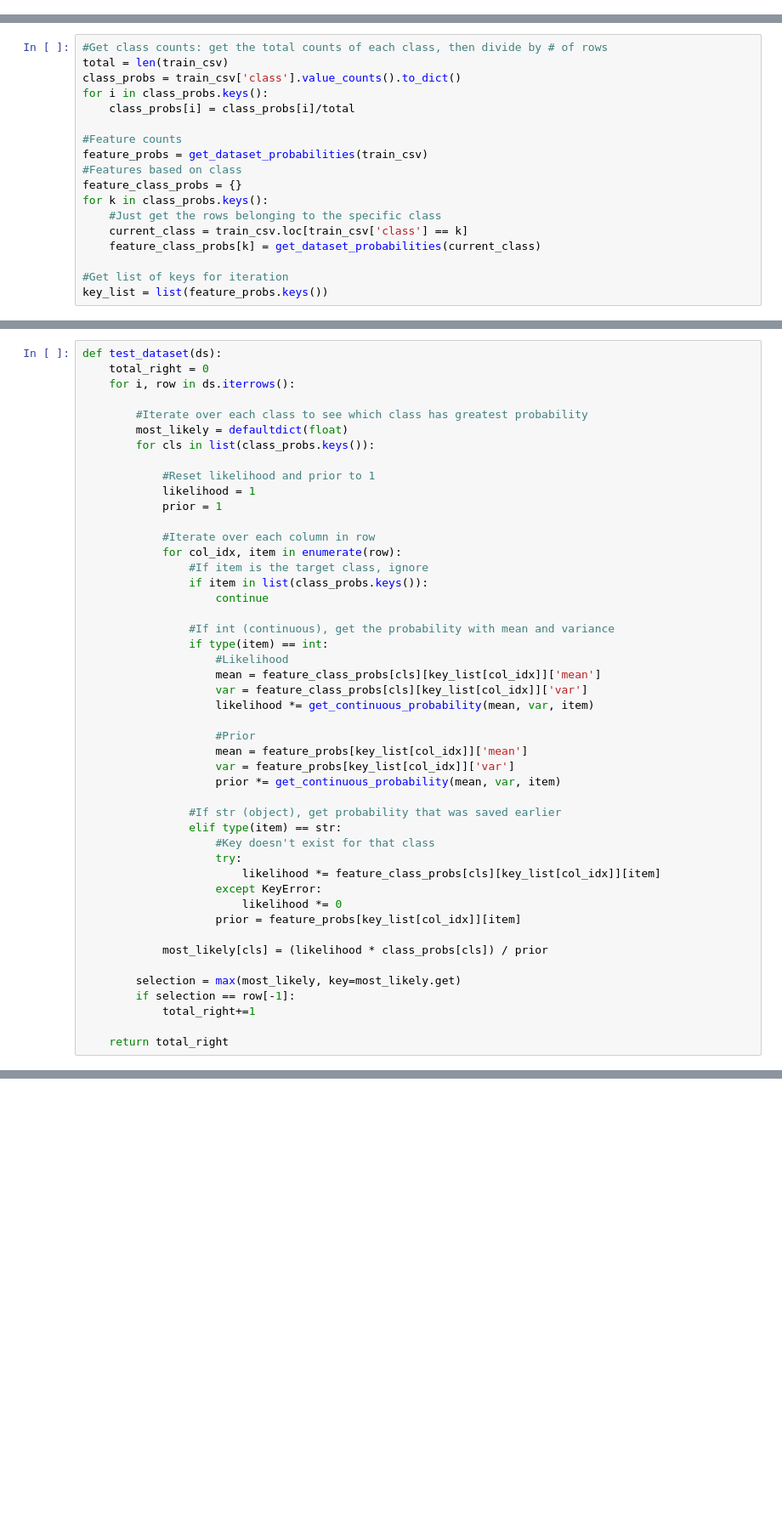
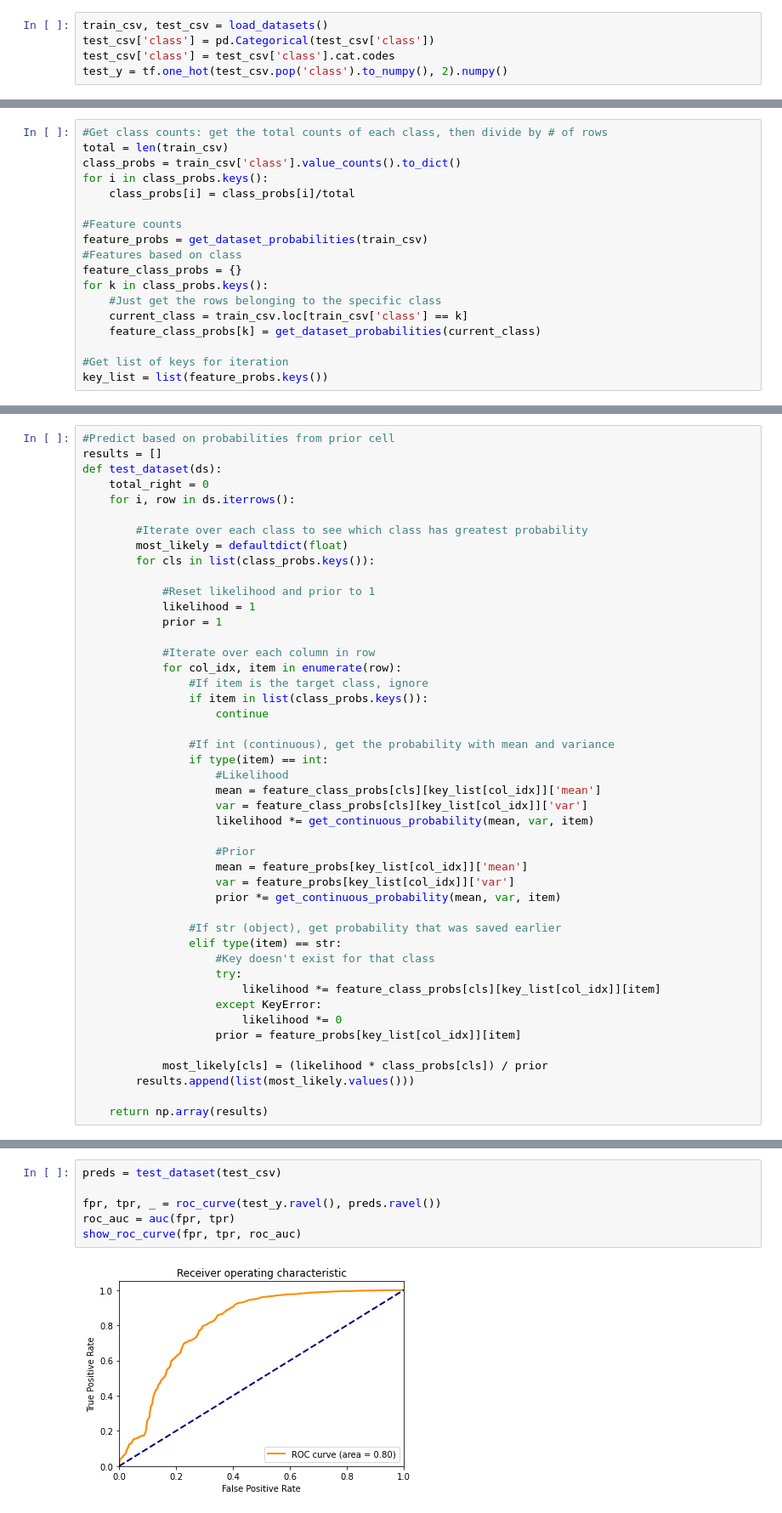
Before and after one commit to mrmattkennedy/Aunalytics-Data-Science, a Jupyter notebook: Aunalytics - Data Science - Matt Kennedy-checkpoint.ipynb, the cells around one changed output, grey strips where cells are left out. Shown: that part at 85% size. Cells and saved outputs as stored; diff of their text form; blank space fills up the shorter version.

```diff
--- a/Aunalytics - Data Science - Matt Kennedy-checkpoint.ipynb
+++ b/Aunalytics - Data Science - Matt Kennedy-checkpoint.ipynb
@@ -97 +207,6 @@ test_csv['class'] = test_csv['class'].str.replace('.', '')
+# %%
+train_csv, test_csv = load_datasets()
+test_csv['class'] = pd.Categorical(test_csv['class'])
+test_csv['class'] = test_csv['class'].cat.codes
+test_y = tf.one_hot(test_csv.pop('class').to_numpy(), 2).numpy()
 # %%
@@ -144,4 +259,6 @@ Now we have probabilities, let's iterate over each row and guess
 # %%
+#Predict based on probabilities from prior cell
+results = []
 def test_dataset(ds):
     total_right = 0
     for i, row in ds.iterrows():
@@ -182,9 +299,6 @@ def test_dataset(ds):
                     prior = feature_probs[key_list[col_idx]][item]
 
             most_likely[cls] = (likelihood * class_probs[cls]) / prior
+        results.append(list(most_likely.values()))
 
-        selection = max(most_likely, key=most_likely.get)
-        if selection == row[-1]:
-            total_right+=1
-
-    return total_right
+    return np.array(results)
@@ -200,0 +305,8 @@ Analysis on results
+# %%
+preds = test_dataset(test_csv)
+
+fpr, tpr, _ = roc_curve(test_y.ravel(), preds.ravel())
+roc_auc = auc(fpr, tpr)
+show_roc_curve(fpr, tpr, roc_auc)
+# %% [output]
+[figure, added]
```
Also changed, not shown: parts of 42 cells of this notebook.
